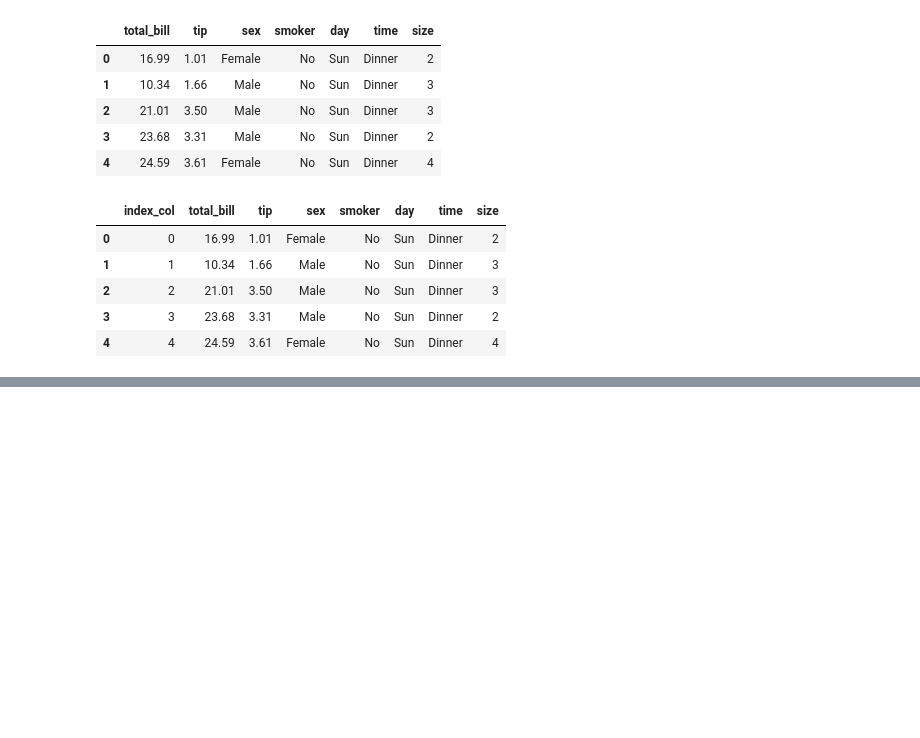
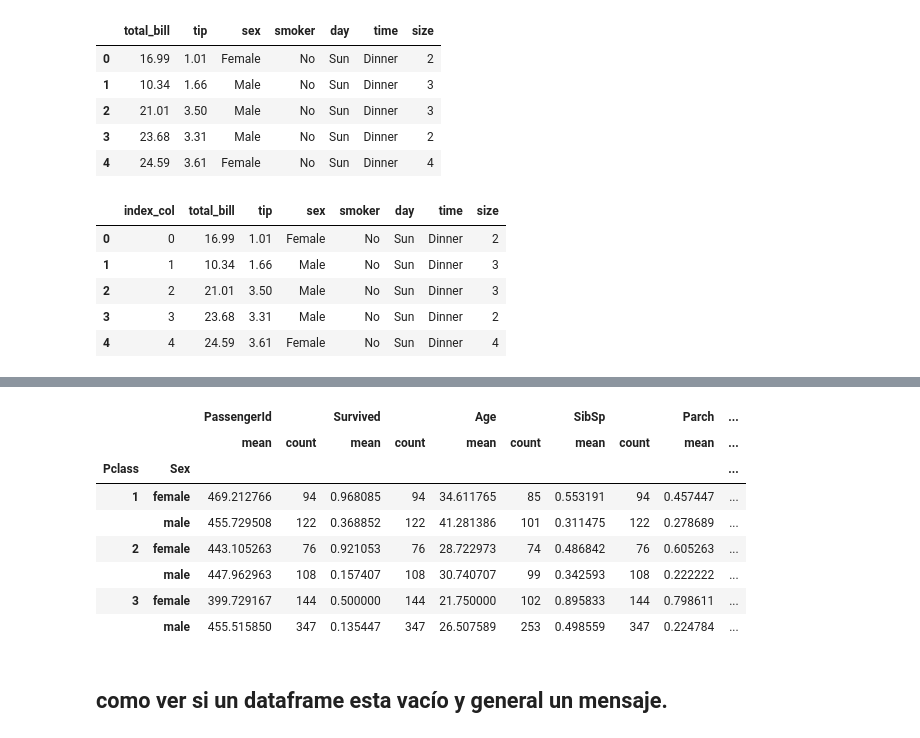
Before and after one commit to pacomm5/Plantillas, a Jupyter notebook: PANDAS.ipynb, the cells around one changed output, grey strips where cells are left out. Cells and saved outputs as stored; diff of their text form; code cells hidden in the pictures; blank space fills up the shorter version.

```diff
--- a/PANDAS.ipynb
+++ b/PANDAS.ipynb
@@ -1551,0 +1631,6 @@ tips.head(5)
+# %%
+url = ("https://raw.githubusercontent.com/massquantity/Kaggle-Titanic/master/Data/train.csv")
+
+import pandas as pd
+titanic = pd.read_csv(url)
+titanic.head(5)
@@ -1551,0 +1654,15 @@ tips.head(5)
+# %%
+# Or use the agg method.
+titanic.groupby(['Pclass','Sex']).agg(['mean', 'count'])
+# %% [output]
+|  |  | PassengerId |  | Survived |  | Age |  | SibSp |  | Parch | ... |
+|  |  | mean | count | mean | count | mean | count | mean | count | mean | ... |
+| Pclass | Sex |  |  |  |  |  |  |  |  |  | ... |
+| 1 | female | 469.212766 | 94 | 0.968085 | 94 | 34.611765 | 85 | 0.553191 | 94 | 0.457447 | ... |
+|  | male | 455.729508 | 122 | 0.368852 | 122 | 41.281386 | 101 | 0.311475 | 122 | 0.278689 | ... |
+| 2 | female | 443.105263 | 76 | 0.921053 | 76 | 28.722973 | 74 | 0.486842 | 76 | 0.605263 | ... |
+|  | male | 447.962963 | 108 | 0.157407 | 108 | 30.740707 | 99 | 0.342593 | 108 | 0.222222 | ... |
+| 3 | female | 399.729167 | 144 | 0.500000 | 144 | 21.750000 | 102 | 0.895833 | 144 | 0.798611 | ... |
+|  | male | 455.515850 | 347 | 0.135447 | 347 | 26.507589 | 253 | 0.498559 | 347 | 0.224784 | ... |
+# %% [markdown]
+## como ver si un dataframe esta vacío y general un mensaje.
```
Also changed, not shown: parts of 10 cells of this notebook.
